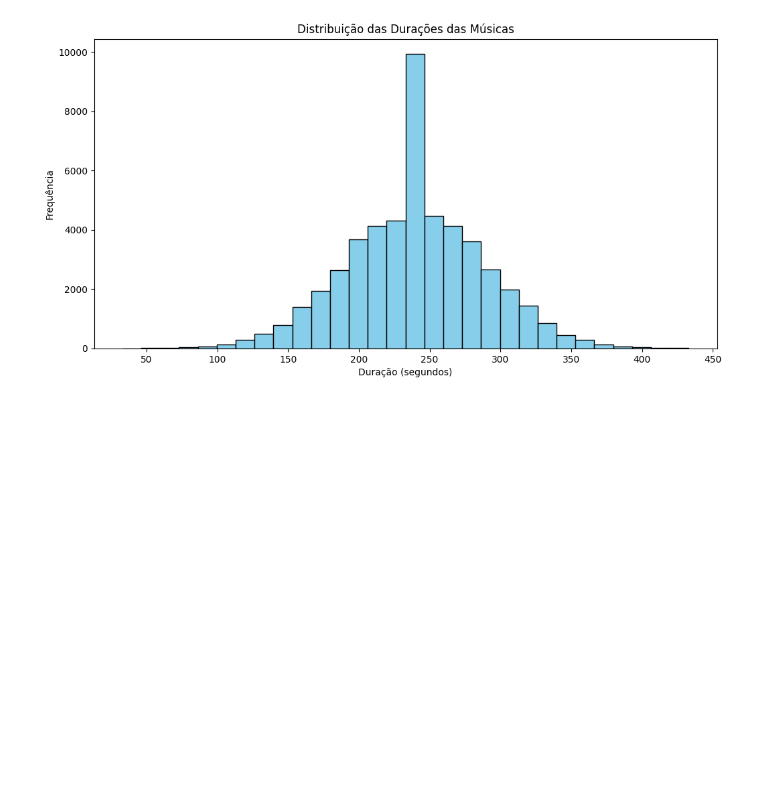
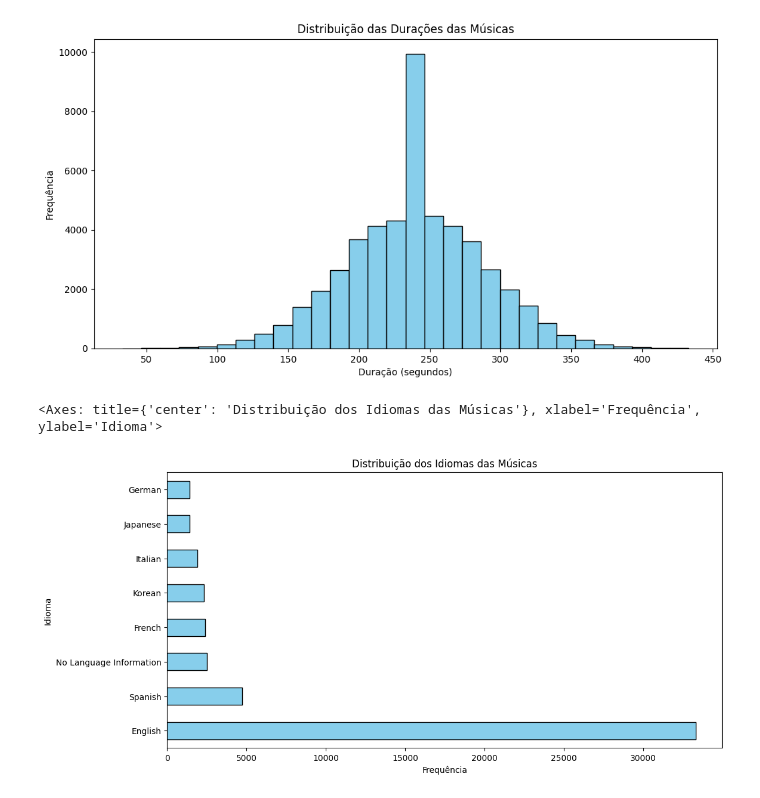
Before and after one commit to SamuelJEAlves/data-insights, a Jupyter notebook: spotify-songs/spotify.ipynb, the cells around one changed output. Drawn from its saved outputs; the diff is of its cells as text; code cells hidden in the pictures; blank space fills up the shorter version.

```diff
--- a/spotify-songs/spotify.ipynb
+++ b/spotify-songs/spotify.ipynb
@@ -239,3 +241,15 @@ df['duration'].plot.hist(bins=30,
 # %% [output]
 <Axes: title={'center': 'Distribuição das Durações das Músicas'}, xlabel='Duração (segundos)', ylabel='Frequência'>
 [figure]
+# %%
+df['language'].value_counts().plot.barh(
+    figsize=(12, 6),
+    color='skyblue',
+    edgecolor='black',
+    title='Distribuição dos Idiomas das Músicas',
+    xlabel='Frequência',
+    ylabel='Idioma'
+)
+# %% [output]
+<Axes: title={'center': 'Distribuição dos Idiomas das Músicas'}, xlabel='Frequência', ylabel='Idioma'>
+[figure, added]
```
Also changed, not shown: parts of 4 cells of this notebook.
